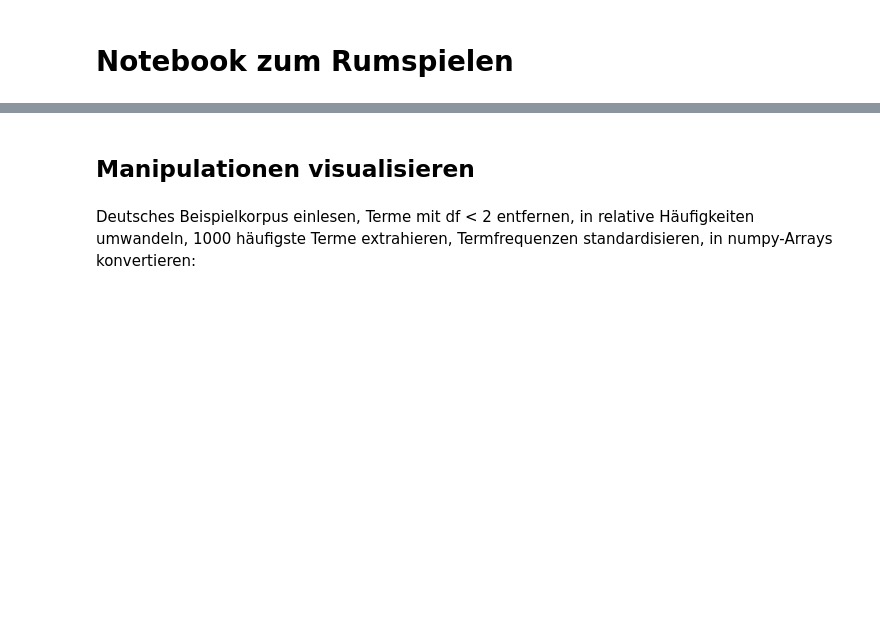
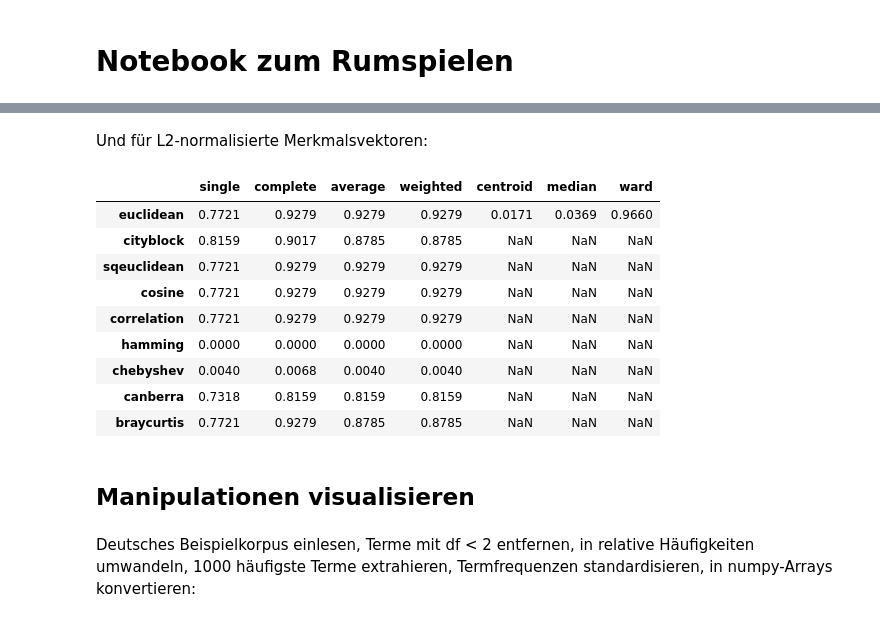
Before and after one commit to pielstroem/ExplainingDelta, a Jupyter notebook: Testnotebook.ipynb, the cells around one changed output, grey strips where cells are left out. Cells and saved outputs as stored; diff of their text form; code cells hidden in the pictures; blank space fills up the shorter version.

```diff
--- a/Testnotebook.ipynb
+++ b/Testnotebook.ipynb
@@ -5,3 +75,28 @@
+# %% [markdown]
+Und für L2-normalisierte Merkmalsvektoren:
+# %%
+data_l2 = normalize(data, norm="l2", axis=1)
+df = pd.DataFrame(index=distances, columns=methods)
+for method in methods:
+    for distance in distances:
+        try:
+            hc = scipy.cluster.hierarchy.linkage(data_l2, method=method, metric=distance)
+            clusters = scipy.cluster.hierarchy.fcluster(hc, 25, criterion='maxclust')
+            df[method][distance] = "%.04f" % metrics.adjusted_rand_score(authors, clusters)
+        except ValueError:
+            df[method][distance] = np.nan
+df
+# %% [output]
+|  | single | complete | average | weighted | centroid | median | ward |
+| euclidean | 0.7721 | 0.9279 | 0.9279 | 0.9279 | 0.0171 | 0.0369 | 0.9660 |
+| cityblock | 0.8159 | 0.9017 | 0.8785 | 0.8785 | NaN | NaN | NaN |
+| sqeuclidean | 0.7721 | 0.9279 | 0.9279 | 0.9279 | NaN | NaN | NaN |
+| cosine | 0.7721 | 0.9279 | 0.9279 | 0.9279 | NaN | NaN | NaN |
+| correlation | 0.7721 | 0.9279 | 0.9279 | 0.9279 | NaN | NaN | NaN |
+| hamming | 0.0000 | 0.0000 | 0.0000 | 0.0000 | NaN | NaN | NaN |
+| chebyshev | 0.0040 | 0.0068 | 0.0040 | 0.0040 | NaN | NaN | NaN |
+| canberra | 0.7318 | 0.8159 | 0.8159 | 0.8159 | NaN | NaN | NaN |
+| braycurtis | 0.7721 | 0.9279 | 0.8785 | 0.8785 | NaN | NaN | NaN |
 # %% [markdown]
 ## Manipulationen visualisieren ##
 # %%
```
Also changed, not shown: parts of 10 cells of this notebook.
